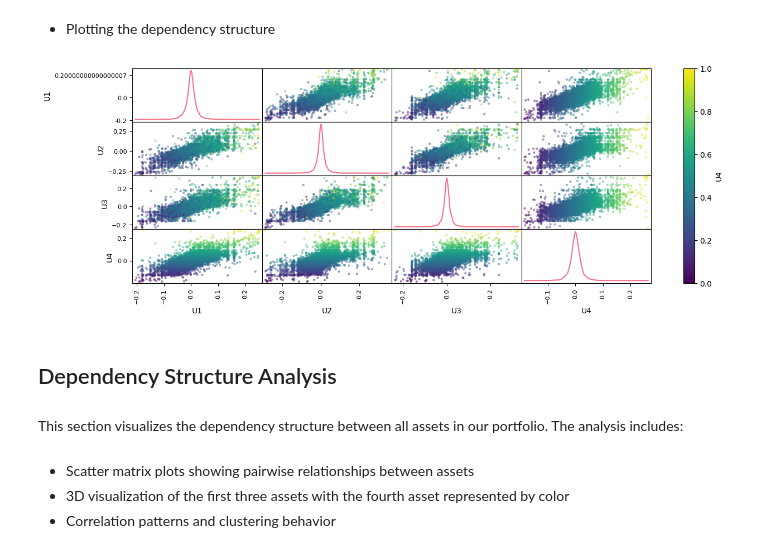
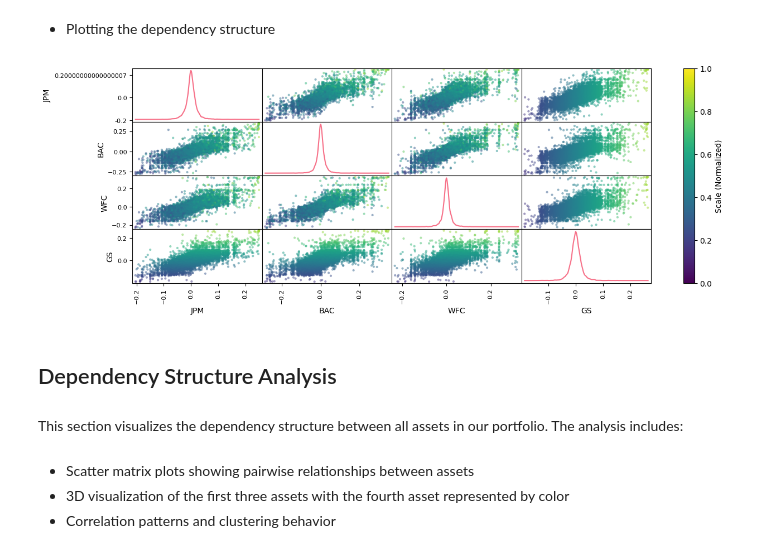
Before and after one commit to EM51641/Copulas-and-Risk-Management-, a Jupyter notebook: examples/student.ipynb, the cells around one changed output. Cells and saved outputs as stored; diff of their text form; code cells hidden in the pictures.

```diff
--- a/examples/student.ipynb
+++ b/examples/student.ipynb
@@ -96,23 +97,23 @@ for i in range(n_assets):
 # %%
 import pandas as pd
 import matplotlib.pyplot as plt
 
 df = pd.DataFrame(U_scaled)
-df.columns = ["U1", "U2", "U3", "U4"]
+df.columns = ["JPM", "BAC", "WFC", "GS"]
 
 # Use U4 as the color variable
-colors = df["U4"]
+colors = df["GS"]
 
 # Create the scatter matrix with colors
 pd.plotting.scatter_matrix(df, alpha=0.5, figsize=(15, 5), diagonal='kde', c=colors, cmap='viridis')
 
 # Add a colorbar to show the mapping of color to U4
 cbar = plt.colorbar(plt.cm.ScalarMappable(cmap='viridis'), ax=plt.gcf().axes)
-cbar.set_label('U4')
+cbar.set_label('Scale (Normalized)')
 
 plt.show()
 # %% [output]
-[figure, old version]
+[figure, new version]
 # %% [markdown]
 ## Dependency Structure Analysis
 #
```
Also changed, not shown: parts of 2 cells of this notebook, 3 other files.
